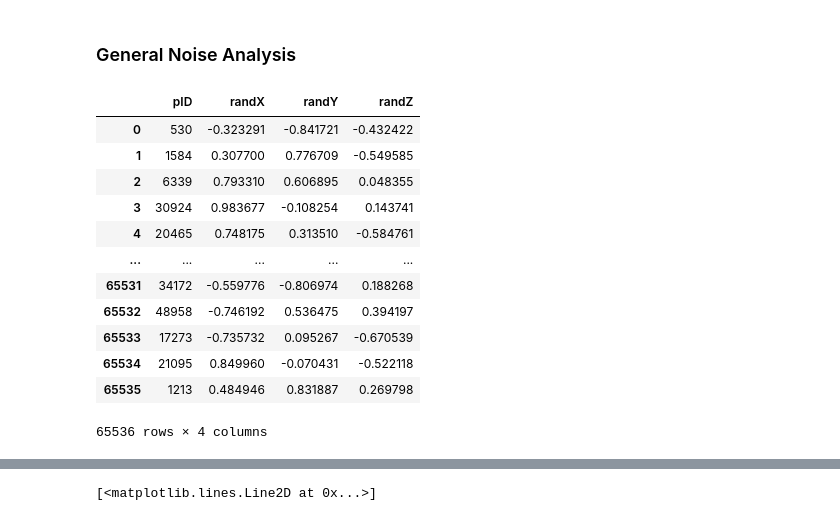
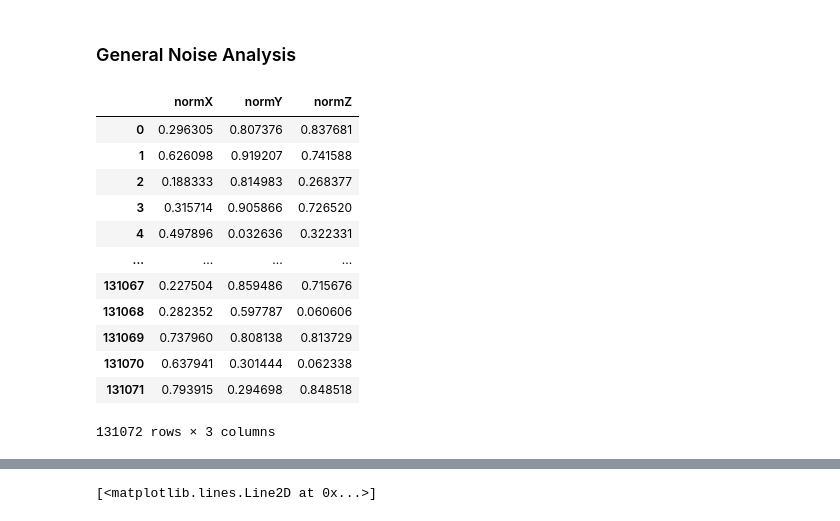
Before and after one commit to RobertRuta/GPU_Accelerated_Vicsek, a Jupyter notebook: data_analysis/data_analysis.ipynb, the cells around one changed output, grey strips where cells are left out. Saved outputs shown, nothing was run; the diff lists cells and outputs as text; code cells hidden in the pictures.

```diff
--- a/data_analysis/data_analysis.ipynb
+++ b/data_analysis/data_analysis.ipynb
@@ -309,16 +343,17 @@ random_df.columns = ["pID", "randX", "randY", "randZ"]
-# %%
-random_df
-# %% [output]
-|  | pID | randX | randY | randZ |
-| 0 | 530 | -0.323291 | -0.841721 | -0.432422 |
-| 1 | 1584 | 0.307700 | 0.776709 | -0.549585 |
-| 2 | 6339 | 0.793310 | 0.606895 | 0.048355 |
-| 3 | 30924 | 0.983677 | -0.108254 | 0.143741 |
-| 4 | 20465 | 0.748175 | 0.313510 | -0.584761 |
-| ... | ... | ... | ... | ... |
-| 65531 | 34172 | -0.559776 | -0.806974 | 0.188268 |
-| 65532 | 48958 | -0.746192 | 0.536475 | 0.394197 |
-| 65533 | 17273 | -0.735732 | 0.095267 | -0.670539 |
-| 65534 | 21095 | 0.849960 | -0.070431 | -0.522118 |
-| 65535 | 1213 | 0.484946 | 0.831887 | 0.269798 |
-65536 rows × 4 columns
+# %%
+colours = norm_df.iloc[:, 1:] / 2 + 0.5
+colours
+# %% [output]
+|  | normX | normY | normZ |
+| 0 | 0.296305 | 0.807376 | 0.837681 |
+| 1 | 0.626098 | 0.919207 | 0.741588 |
+| 2 | 0.188333 | 0.814983 | 0.268377 |
+| 3 | 0.315714 | 0.905866 | 0.726520 |
+| 4 | 0.497896 | 0.032636 | 0.322331 |
+| ... | ... | ... | ... |
+| 131067 | 0.227504 | 0.859486 | 0.715676 |
+| 131068 | 0.282352 | 0.597787 | 0.060606 |
+| 131069 | 0.737960 | 0.808138 | 0.813729 |
+| 131070 | 0.637941 | 0.301444 | 0.062338 |
+| 131071 | 0.793915 | 0.294698 | 0.848518 |
+131072 rows × 3 columns
```
Also changed, not shown: parts of 8 cells of this notebook, 14 other files.
